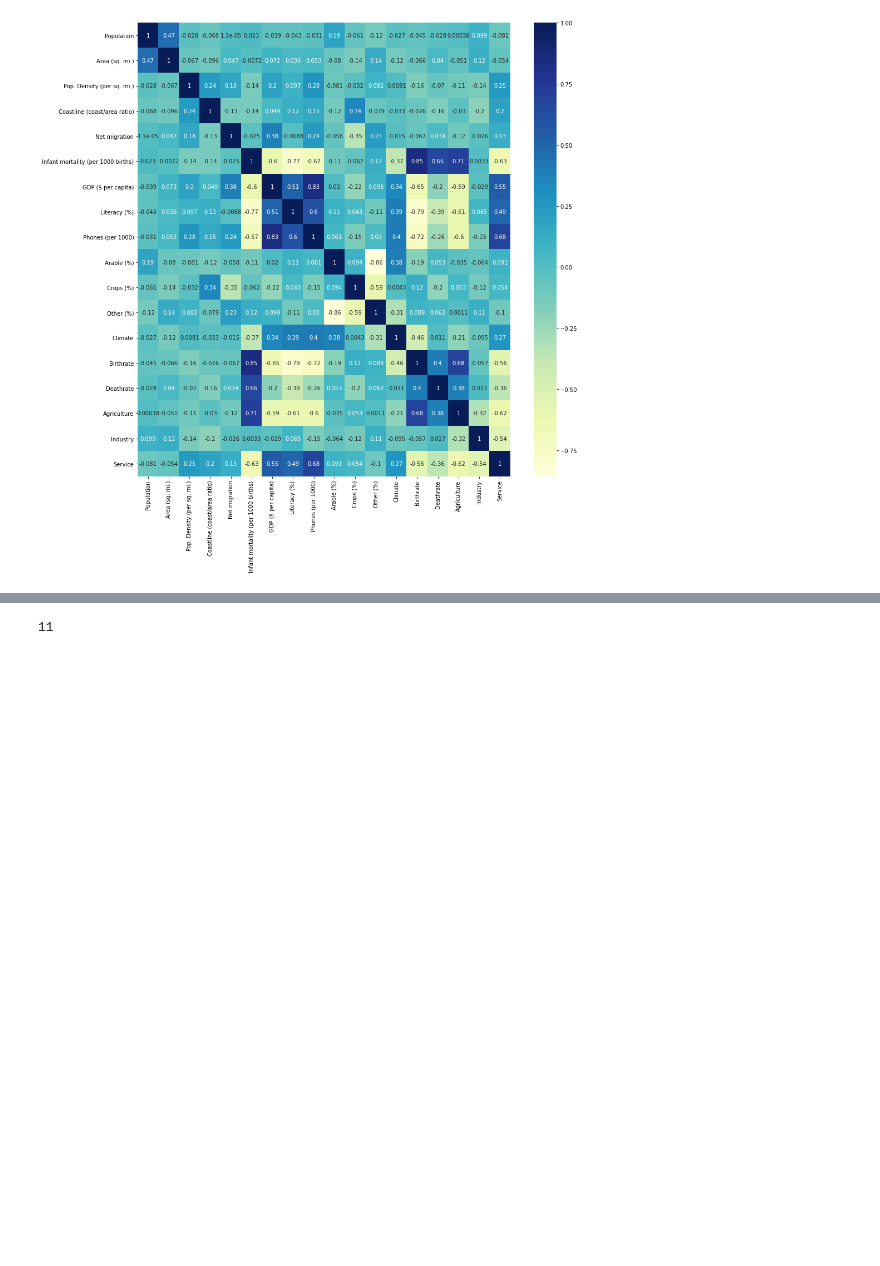
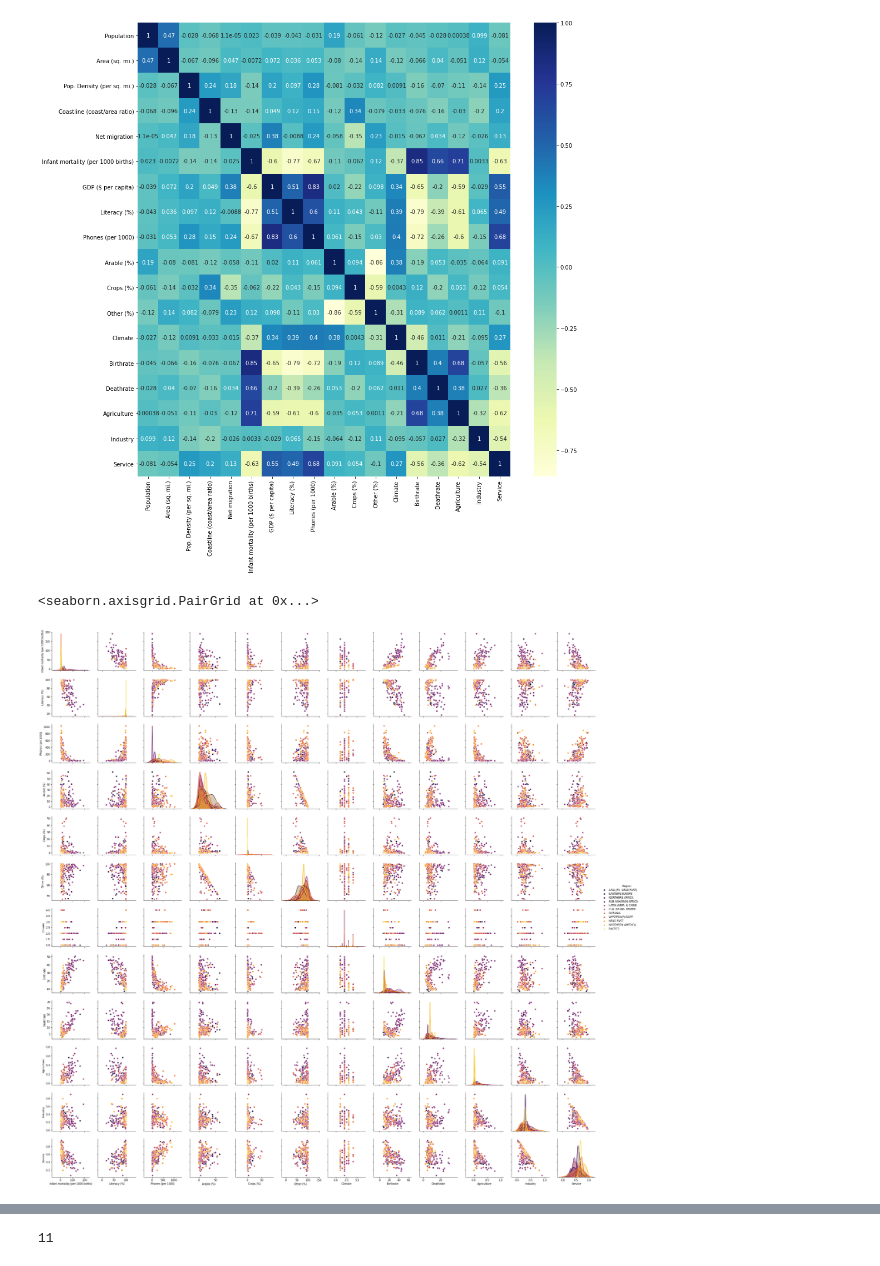
Before and after one commit to sjoerdteunisse/ML2-Workshop-project, a Jupyter notebook: Countries_of_the_world.ipynb, the cells around one changed output, grey strips where cells are left out. Drawn from its saved outputs; the diff is of its cells as text; code cells hidden in the pictures; blank space fills up the shorter version.

```diff
--- a/Countries_of_the_world.ipynb
+++ b/Countries_of_the_world.ipynb
@@ -164,3 +164,9 @@ fig, ax = plt.subplots(figsize=(15,15))
 sns.heatmap(raw_data.corr(), cmap="YlGnBu", annot=True);
 # %% [output]
 [figure]
+# %%
+x = raw_cofw_df.loc[:,["Region", "Infant mortality (per 1000 births)", "Literacy (%)", "Phones (per 1000)", "Arable (%)", "Crops (%)", "Other (%)", "Climate", "Birthrate", "Deathrate", "Agriculture", "Industry", "Service"]]
+sns.pairplot(x,hue="Region",palette="inferno")
+# %% [output]
+<seaborn.axisgrid.PairGrid at 0x...>
+[figure, added]
```
Also changed, not shown: parts of 7 cells of this notebook.
